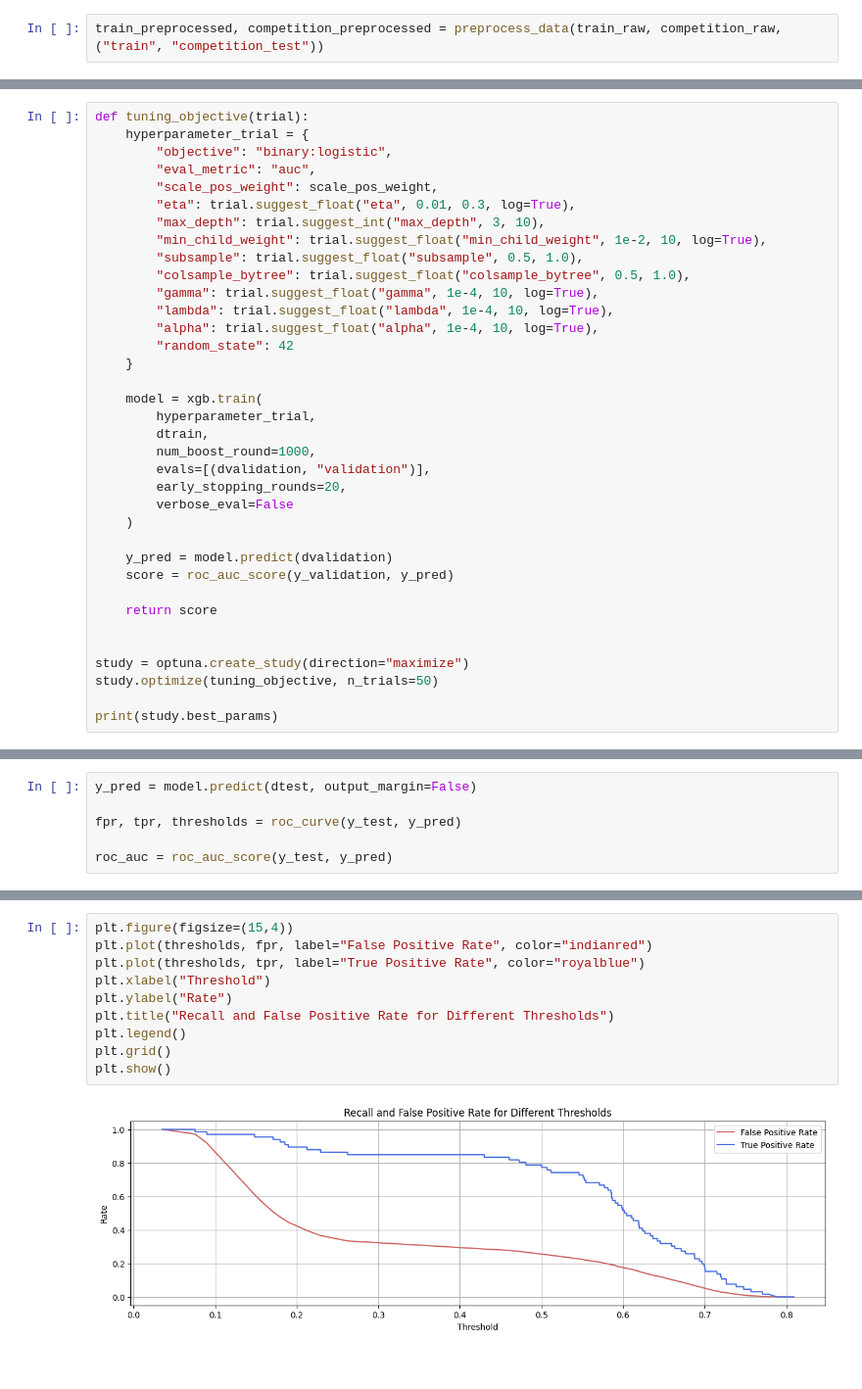
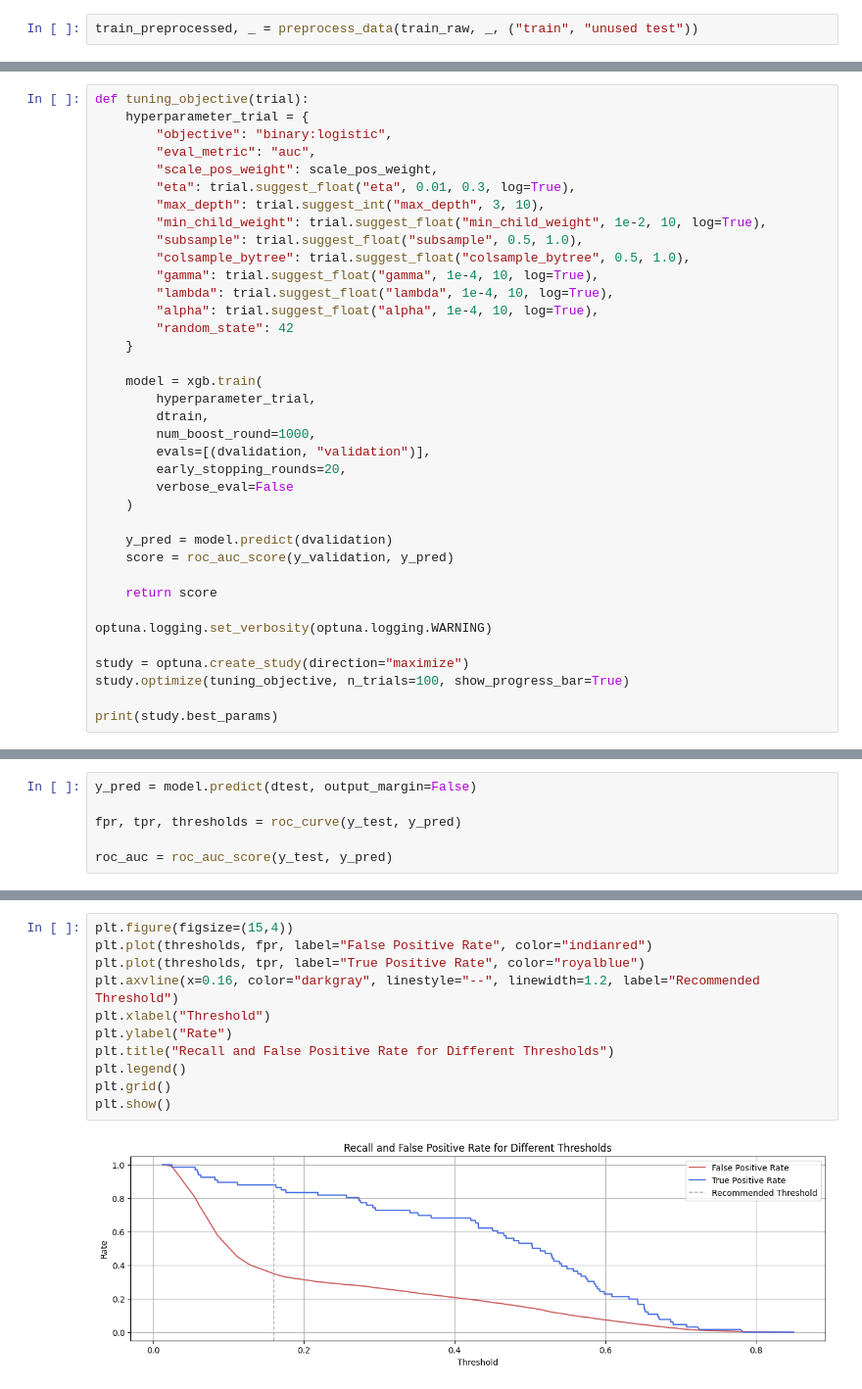
Before and after one commit to PatrickChristoph/udacity_capstone, a Jupyter notebook: src/customer_prediction.ipynb, the cells around one changed output, grey strips where cells are left out. Shown at 98% size. Drawn from its saved outputs; the diff is of its cells as text.

Commit message:
added conclusion to the customer predictions and increased tuning trials

```diff
--- a/src/customer_prediction.ipynb
+++ b/src/customer_prediction.ipynb
@@ -26,7 +26,7 @@ Our preprocessing would remove the response variable. This is why we need to joi
 # %%
 train_response = train_raw["response"]
 # %%
-train_preprocessed, competition_preprocessed = preprocess_data(train_raw, competition_raw, ("train", "competition_test"))
+train_preprocessed, _ = preprocess_data(train_raw, _, ("train", "unused test"))
 # %% [output]
 Metadata loaded.
 Metadata rectified.
@@ -141,9 +143,10 @@ def tuning_objective(trial):
 
     return score
 
+optuna.logging.set_verbosity(optuna.logging.WARNING)
 
 study = optuna.create_study(direction="maximize")
-study.optimize(tuning_objective, n_trials=50)
+study.optimize(tuning_objective, n_trials=100, show_progress_bar=True)
 
 print(study.best_params)
 # %% [output]
@@ -271,12 +257,13 @@ The threshold on the predicted probabilities for the suggestest trade-off above
 # %%
 plt.figure(figsize=(15,4))
 plt.plot(thresholds, fpr, label="False Positive Rate", color="indianred")
 plt.plot(thresholds, tpr, label="True Positive Rate", color="royalblue")
+plt.axvline(x=0.16, color="darkgray", linestyle="--", linewidth=1.2, label="Recommended Threshold")
 plt.xlabel("Threshold")
 plt.ylabel("Rate")
 plt.title("Recall and False Positive Rate for Different Thresholds")
 plt.legend()
 plt.grid()
 plt.show()
 # %% [output]
-[figure, old version]
+[figure, new version]
```
Also changed, not shown: parts of 11 cells of this notebook.
